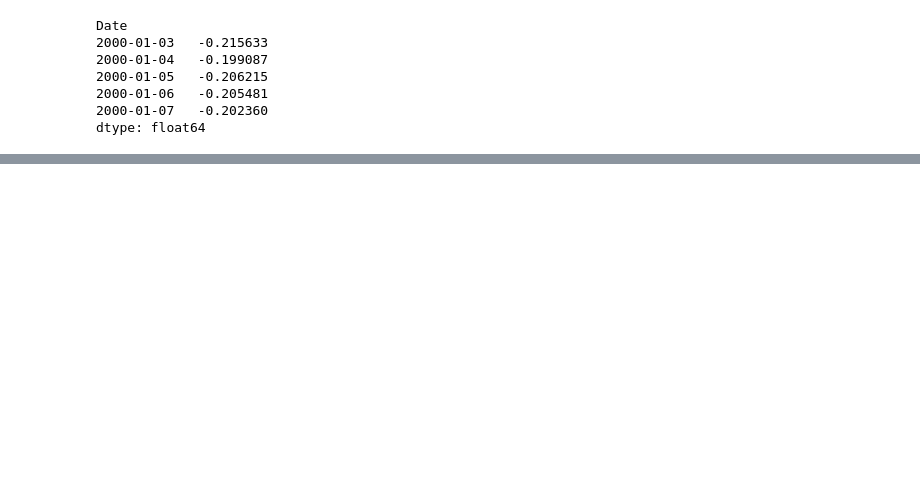
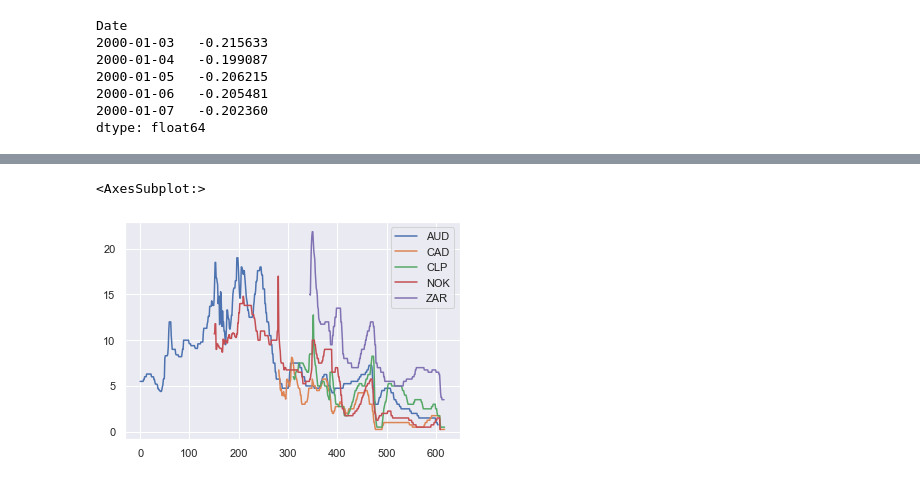
Before and after one commit to nashp/econometrics, a Jupyter notebook: project/py/calculate_basis.ipynb, the cells around one changed output, grey strips where cells are left out. Drawn from its saved outputs; the diff is of its cells as text; code cells hidden in the pictures; blank space fills up the shorter version.

```diff
--- a/project/py/calculate_basis.ipynb
+++ b/project/py/calculate_basis.ipynb
@@ -74,0 +107,6 @@ plot_pacf(corn_basis.dropna().values.squeeze(), lags=40)
+# %%
+interest_rates = pd.read_excel(ir_file)
+interest_rates.plot()
+# %% [output]
+<AxesSubplot:>
+[figure, added]
```
Also changed, not shown: parts of 15 cells of this notebook, 44 other files.
